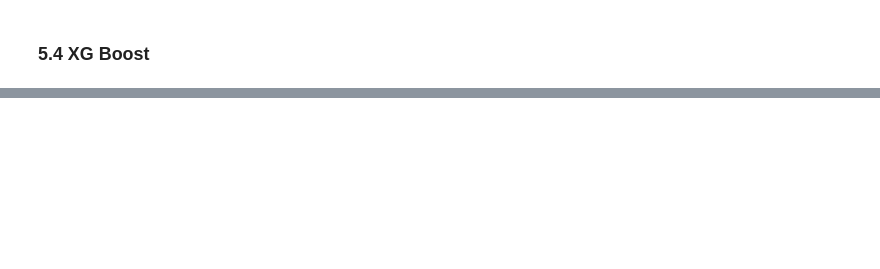
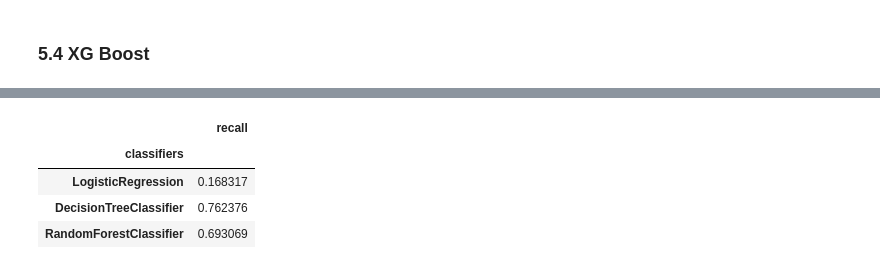
Before and after one commit to Nzuuko/Phase-3-Project, a Jupyter notebook: notebook.ipynb, the cells around one changed output, grey strips where cells are left out. Saved outputs shown, nothing was run; the diff lists cells and outputs as text; code cells hidden in the pictures; blank space fills up the shorter version.

```diff
--- a/notebook.ipynb
+++ b/notebook.ipynb
@@ -766,0 +784,30 @@ weighted avg       0.93      0.93      0.93       667
+# %%
+np.random.seed(42)
+
+classifiers = [LogisticRegression(),
+               DecisionTreeClassifier(),
+               RandomForestClassifier()]
+
+# Define a result table as a DataFrame
+result_table = pd.DataFrame(columns=['classifiers', 'recall'])
+
+# Train the models and record the results
+for cls in classifiers:
+    model = cls.fit(X_train, y_train)
+    y_pred = model.predict(X_test)
+
+    recall = recall_score(y_test, y_pred)
+
+    result_table = result_table.append({'classifiers': cls.__class__.__name__,
+                                        'recall': recall}, ignore_index=True)
+
+# Set name of the classifiers as index labels
+result_table.set_index('classifiers', inplace=True)
+
+result_table
+# %% [output]
+|  | recall |
+| classifiers |  |
+| LogisticRegression | 0.168317 |
+| DecisionTreeClassifier | 0.762376 |
+| RandomForestClassifier | 0.693069 |
```
Also changed, not shown: parts of 8 cells of this notebook.
